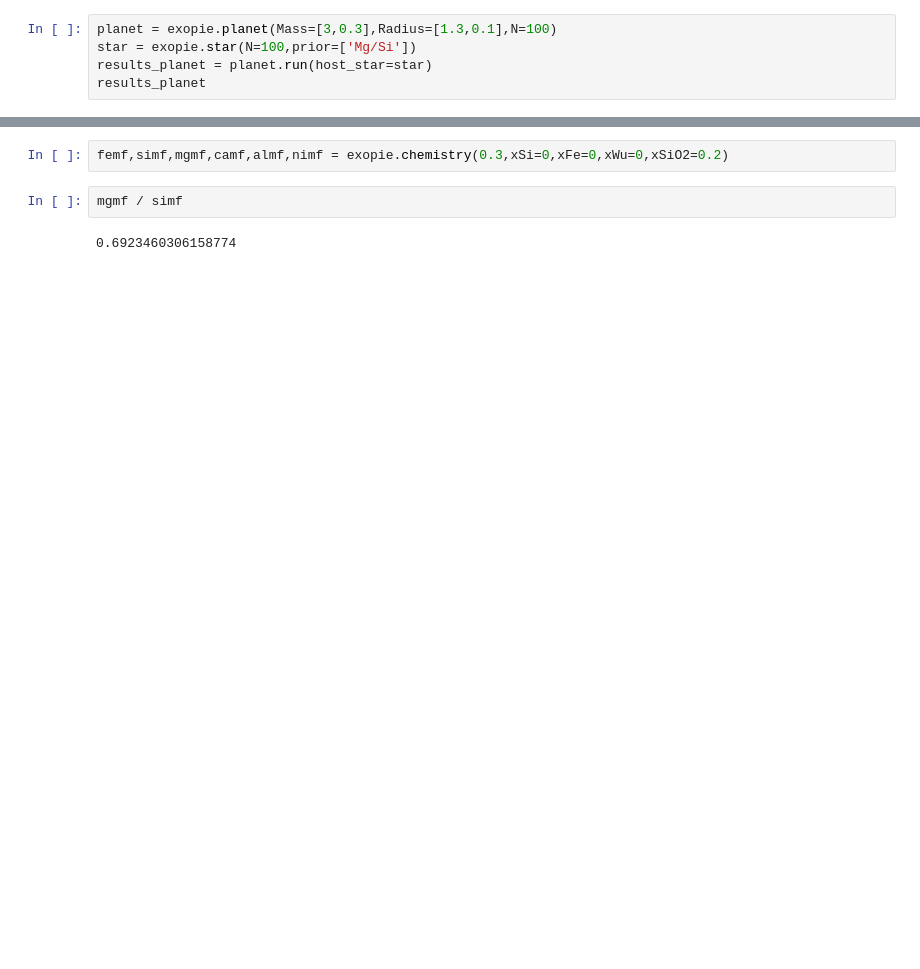
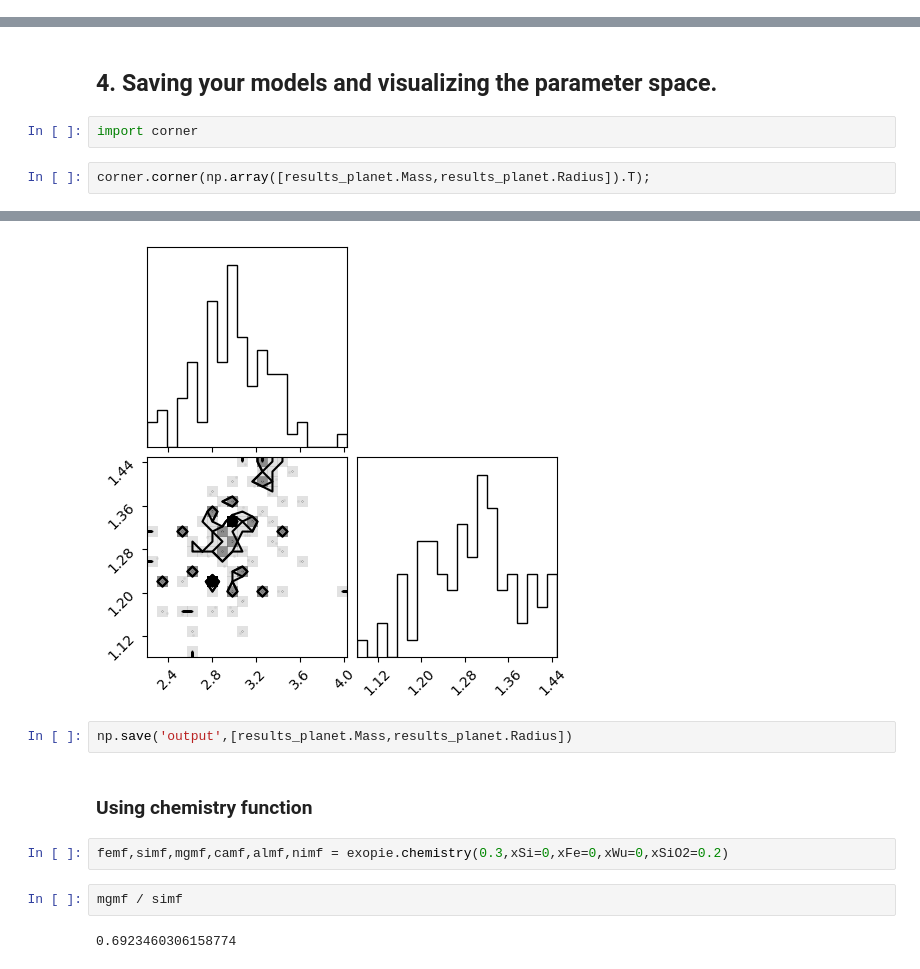
Before and after one commit to mplotnyko/ExoPie, a Jupyter notebook: docs/source/tutorials/quickstart.ipynb, the cells around one changed output, grey strips where cells are left out. Drawn from its saved outputs; the diff is of its cells as text; blank space fills up the shorter version.

```diff
--- a/docs/source/tutorials/quickstart.ipynb
+++ b/docs/source/tutorials/quickstart.ipynb
@@ -16,5 +16,0 @@ import numpy as np
-# %%
-planet = exopie.planet(Mass=[3,0.3],Radius=[1.3,0.1],N=100)
-star = exopie.star(N=100,prior=['Mg/Si'])
-results_planet = planet.run(host_star=star)
-results_planet
@@ -49,0 +139,7 @@ xFe          0.01     0.02     0.19    -0.32    -0.12     0.03     0.10     0.40
+# %% [markdown]
+## 4. Saving your models and visualizing the parameter space.
+# %%
+import corner
+# %%
+corner.corner(np.array([results_planet.Mass,results_planet.Radius]).T);
+# %% [output]
@@ -50,3 +147,8 @@ xFe          0.01     0.02     0.19    -0.32    -0.12     0.03     0.10     0.40
+[figure, added]
+# %%
+np.save('output',[results_planet.Mass,results_planet.Radius])
+# %% [markdown]
+### Using chemistry function
 # %%
 femf,simf,mgmf,camf,almf,nimf = exopie.chemistry(0.3,xSi=0,xFe=0,xWu=0,xSiO2=0.2)
 # %%
```
Also changed, not shown: parts of 21 cells of this notebook.
